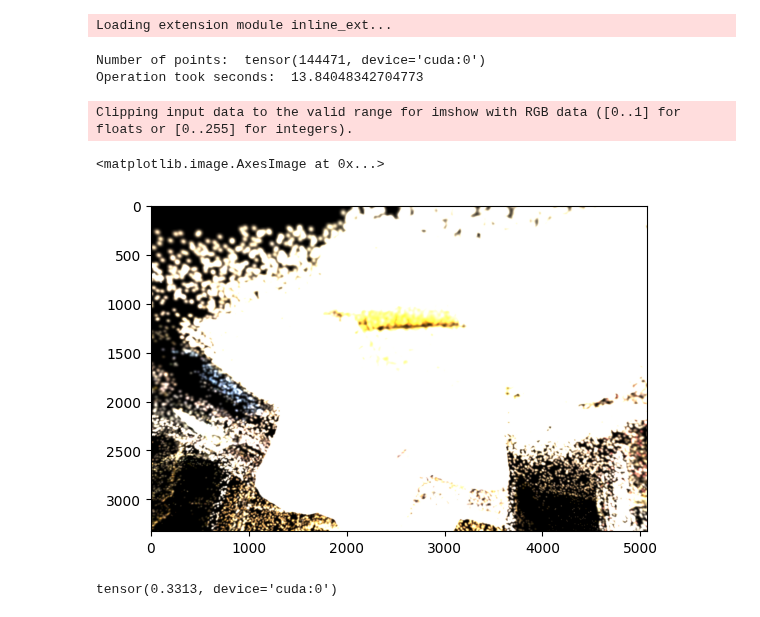
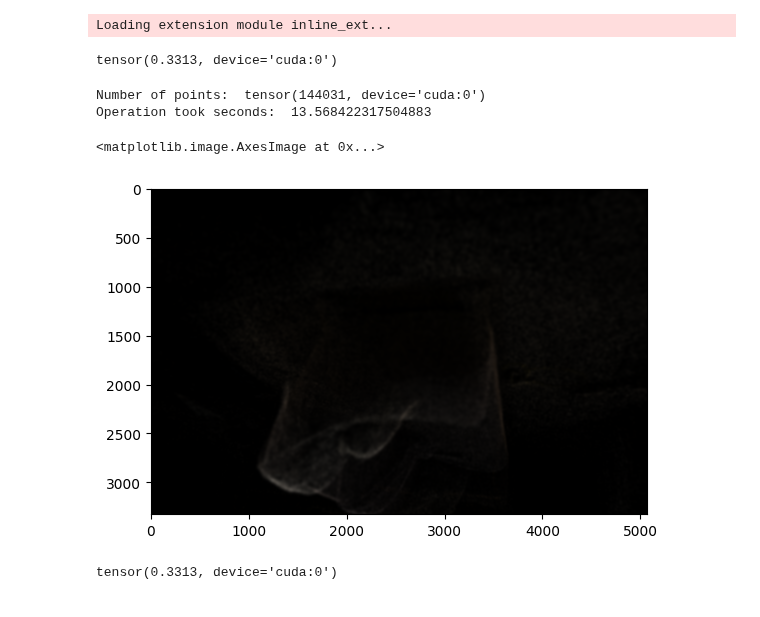
Before and after one commit to dcaustin33/intro_to_gaussian_splatting, a Jupyter notebook: load_luma.ipynb, the cells around one changed output. Cells and saved outputs as stored; diff of their text form; code cells hidden in the pictures.

Commit message:
attempt at luma point cloud:

```diff
--- a/load_luma.ipynb
+++ b/load_luma.ipynb
@@ -229,21 +229,24 @@ Building extension module inline_ext...
 Using envvar MAX_JOBS (10) as the number of workers...
 ninja: no work to do.
 Loading extension module inline_ext...
+# %%
+image.max()
+# %% [output]
+tensor(0.3313, device='cuda:0')
 # %%
 import os
 
 image_num = 100
 
 image = scene.render_image_cuda(image_num, module, tile_size=16)
 from matplotlib import pyplot as plt
 
-plt.imshow(image.detach().cpu() * 255)
+plt.imshow(image.detach().cpu())
 # %% [output]
-Number of points:  tensor(144471, device='cuda:0')
-Operation took seconds:  13.84048342704773
+Number of points:  tensor(144031, device='cuda:0')
+Operation took seconds:  13.568422317504883
-Clipping input data to the valid range for imshow with RGB data ([0..1] for floats or [0..255] for integers).
+<matplotlib.image.AxesImage at 0x...>
-<matplotlib.image.AxesImage at 0x...>
-[figure, old version]
+[figure, new version]
 # %%
 image.max()
 # %% [output]
```
